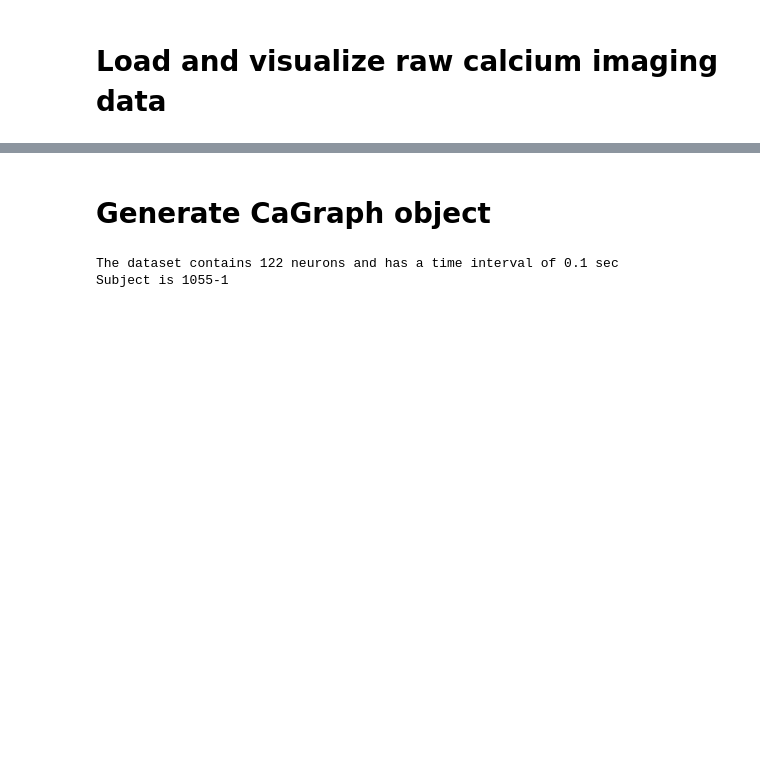
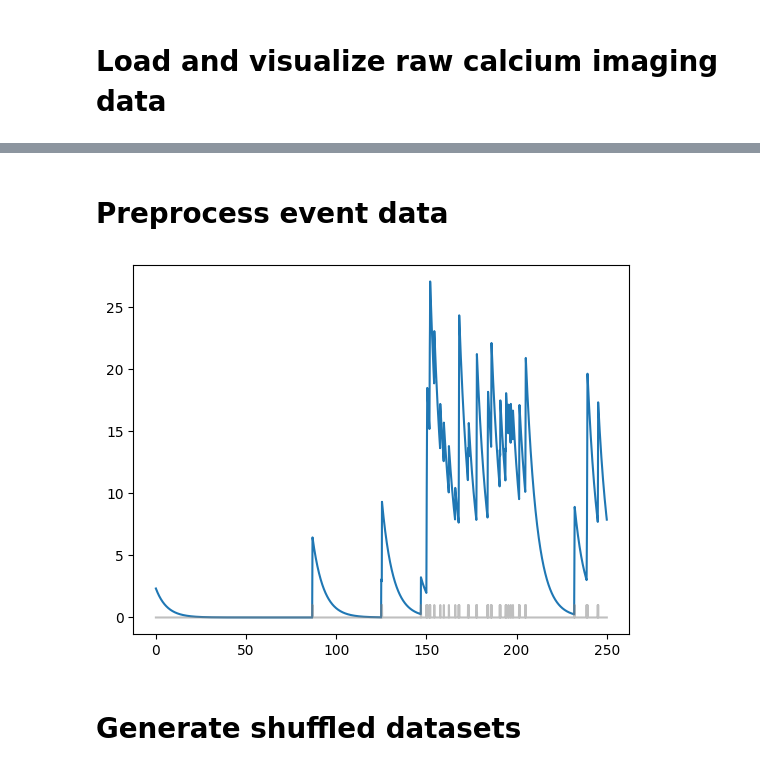
Before and after one commit to vporubsky/CaGraph, a Jupyter notebook: preprocessing_tutorial.ipynb, the cells around one changed output, grey strips where cells are left out. Drawn from its saved outputs; the diff is of its cells as text; code cells hidden in the pictures; blank space fills up the shorter version.

```diff
--- a/preprocessing_tutorial.ipynb
+++ b/preprocessing_tutorial.ipynb
@@ -82,16 +86,14 @@ This dataset contains 122 neurons and 3600 timepoints.
+# %% [markdown]
+# Preprocess event data  <a class="anchor" id="preprocessing"></a>
+# %%
+# Generate event data using preprocess function get_events()
+event_data = prep.get_events(data=data.copy())
+
+plt.figure()
+plt.plot(data[0, 0:2500], data[1, 0:2500])
+plt.plot(event_data[0, 0:2500], event_data[1,0:2500], 'grey', alpha=0.5)
+plt.show()
+# %% [output]
+[figure, added]
 # %% [markdown]
-# Generate CaGraph object <a class="anchor" id="cagraph-object"></a>
+# Generate shuffled datasets  <a class="anchor" id="preprocessing"></a>
-# %%
-# Set hyperparameters
-THRESHOLD = 0.3
-
-# Generate graph object, called "cg" from CSV file
-cg = CaGraph(DATA_PATH + FILENAME, dataset_id = '1055-1', threshold=THRESHOLD)
-cg_graph = cg.get_network_graph() # Construct a graph
-
-# Dataset information using CaGraph object
-print(f"The dataset contains {cg.num_neurons} neurons and has a time interval of {cg.dt} sec")
-print(f"Subject is {cg.data_id}")
-# %% [output]
-The dataset contains 122 neurons and has a time interval of 0.1 sec
-Subject is 1055-1
```
Also changed, not shown: parts of 31 cells of this notebook, 10 other files.
